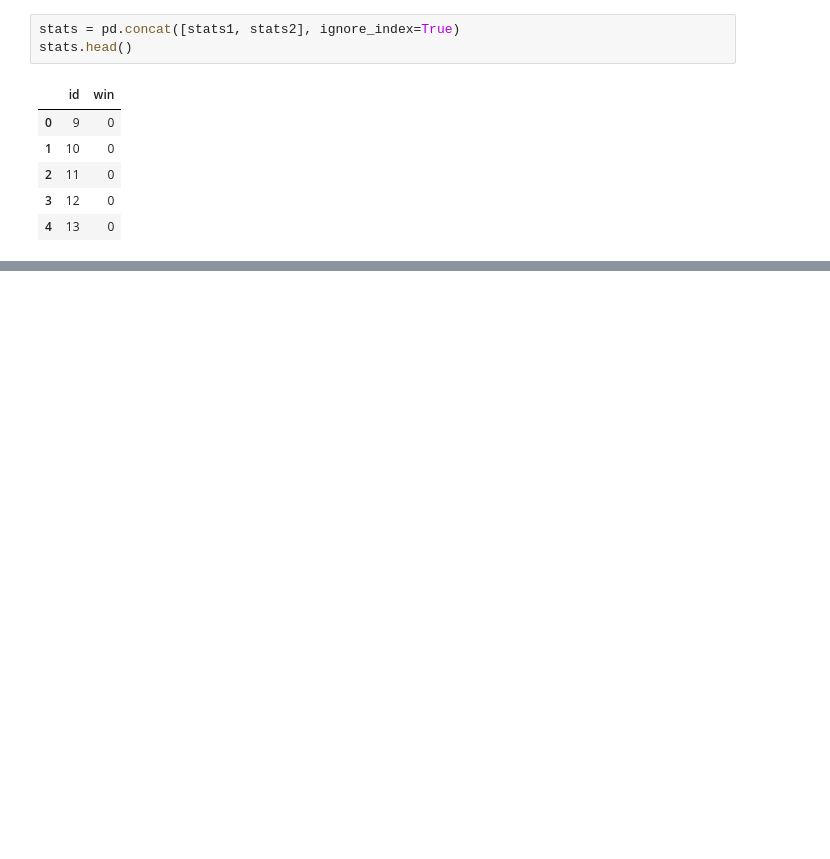
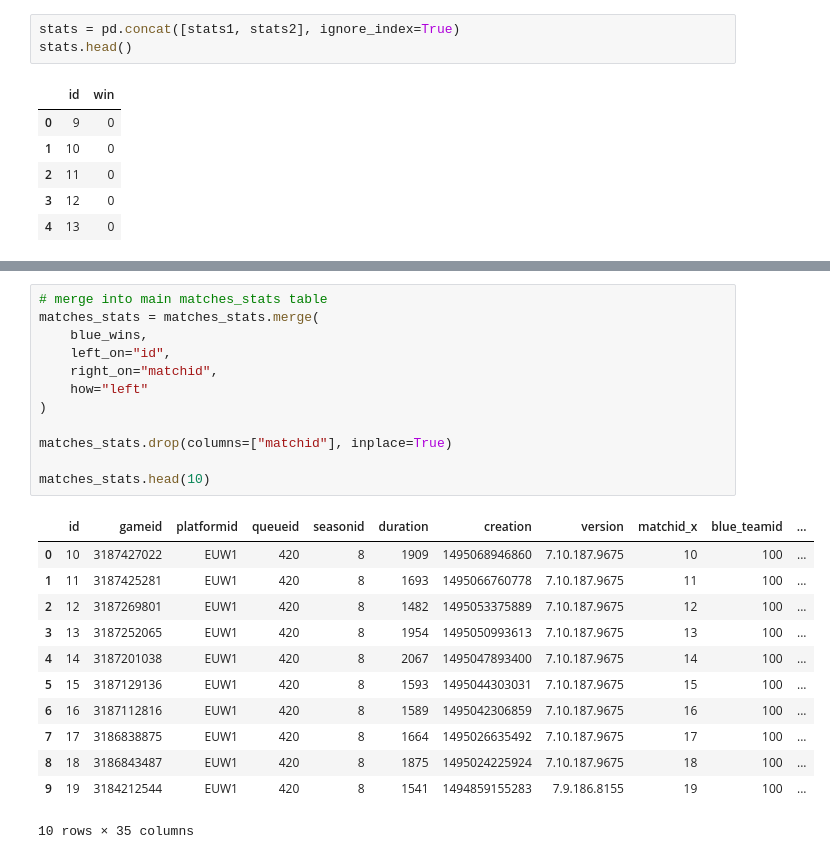
Before and after one commit to seiryuu9/ml-analysis-lol, a Jupyter notebook: notebooks/01_eda.ipynb, the cells around one changed output, grey strips where cells are left out. Cells and saved outputs as stored; diff of their text form; blank space fills up the shorter version.

```diff
--- a/notebooks/01_eda.ipynb
+++ b/notebooks/01_eda.ipynb
@@ -139,0 +180,25 @@ stats.head()
+# %%
+# merge into main matches_stats table
+matches_stats = matches_stats.merge(
+    blue_wins,
+    left_on="id",
+    right_on="matchid",
+    how="left"
+)
+
+matches_stats.drop(columns=["matchid"], inplace=True)
+
+matches_stats.head(10)
+# %% [output]
+|  | id | gameid | platformid | queueid | seasonid | duration | creation | version | matchid_x | blue_teamid | ... |
+| 0 | 10 | 3187427022 | EUW1 | 420 | 8 | 1909 | 1495068946860 | 7.10.187.9675 | 10 | 100 | ... |
+| 1 | 11 | 3187425281 | EUW1 | 420 | 8 | 1693 | 1495066760778 | 7.10.187.9675 | 11 | 100 | ... |
+| 2 | 12 | 3187269801 | EUW1 | 420 | 8 | 1482 | 1495053375889 | 7.10.187.9675 | 12 | 100 | ... |
+| 3 | 13 | 3187252065 | EUW1 | 420 | 8 | 1954 | 1495050993613 | 7.10.187.9675 | 13 | 100 | ... |
+| 4 | 14 | 3187201038 | EUW1 | 420 | 8 | 2067 | 1495047893400 | 7.10.187.9675 | 14 | 100 | ... |
+| 5 | 15 | 3187129136 | EUW1 | 420 | 8 | 1593 | 1495044303031 | 7.10.187.9675 | 15 | 100 | ... |
+| 6 | 16 | 3187112816 | EUW1 | 420 | 8 | 1589 | 1495042306859 | 7.10.187.9675 | 16 | 100 | ... |
+| 7 | 17 | 3186838875 | EUW1 | 420 | 8 | 1664 | 1495026635492 | 7.10.187.9675 | 17 | 100 | ... |
+| 8 | 18 | 3186843487 | EUW1 | 420 | 8 | 1875 | 1495024225924 | 7.10.187.9675 | 18 | 100 | ... |
+| 9 | 19 | 3184212544 | EUW1 | 420 | 8 | 1541 | 1494859155283 | 7.9.186.8155 | 19 | 100 | ... |
+10 rows × 35 columns
```
Also changed, not shown: parts of 9 cells of this notebook, 3 other files.
